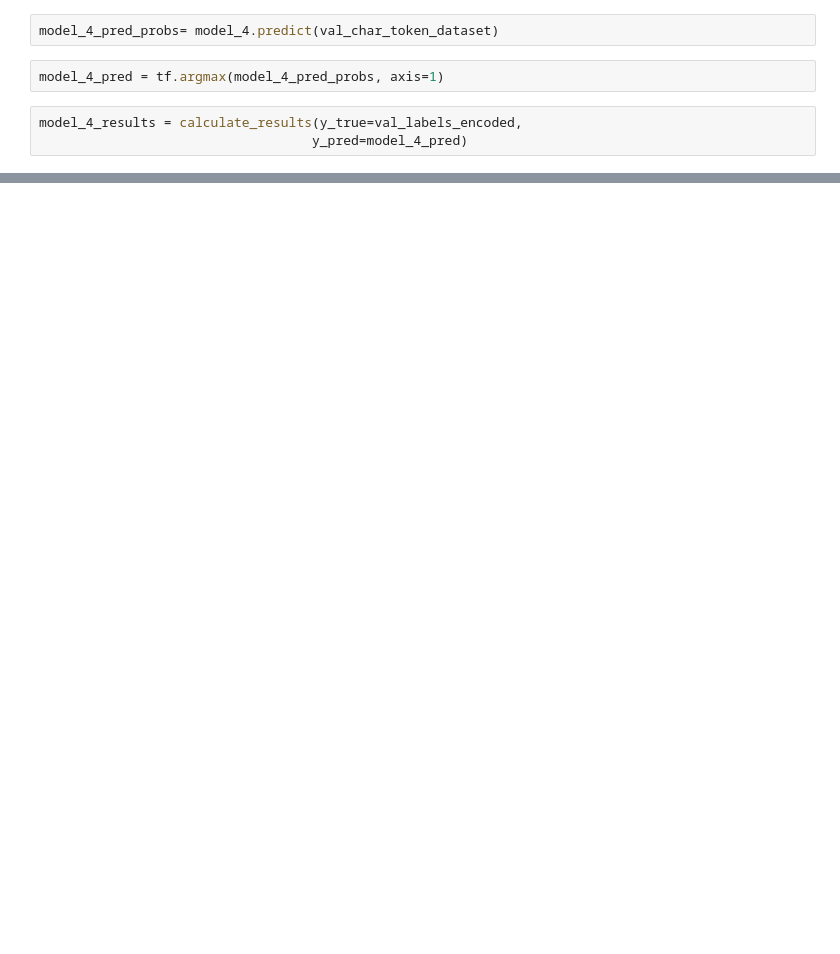
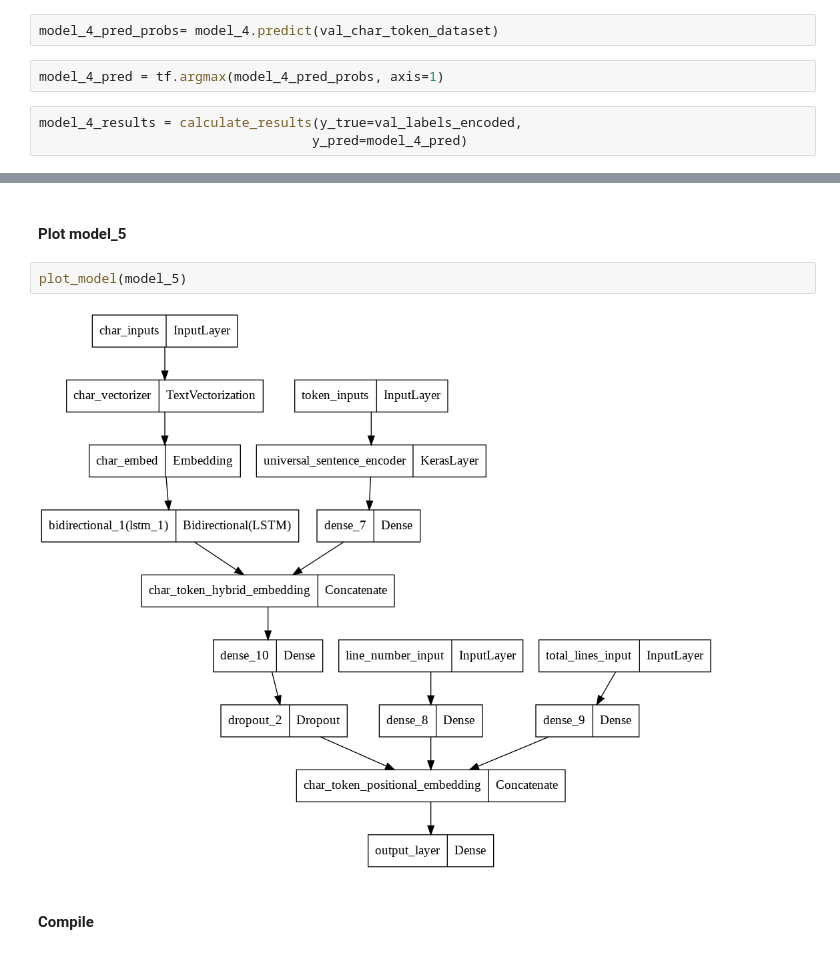
Before and after one commit to Victor1992/SlkimLit_nlp_milestone_project, a Jupyter notebook: SlkimLit_nlp_milestone_project.ipynb, the cells around one changed output, grey strips where cells are left out. Drawn from its saved outputs; the diff is of its cells as text; blank space fills up the shorter version.

Commit message:
Model 5 tribid model commit

```diff
--- a/SlkimLit_nlp_milestone_project.ipynb
+++ b/SlkimLit_nlp_milestone_project.ipynb
@@ -1115,0 +1317,8 @@ model_4_results
+# %% [markdown]
+#### Plot model_5
+# %%
+plot_model(model_5)
+# %% [output]
+[figure, added]
+# %% [markdown]
+#### Compile
```
Also changed, not shown: parts of 59 cells of this notebook.
